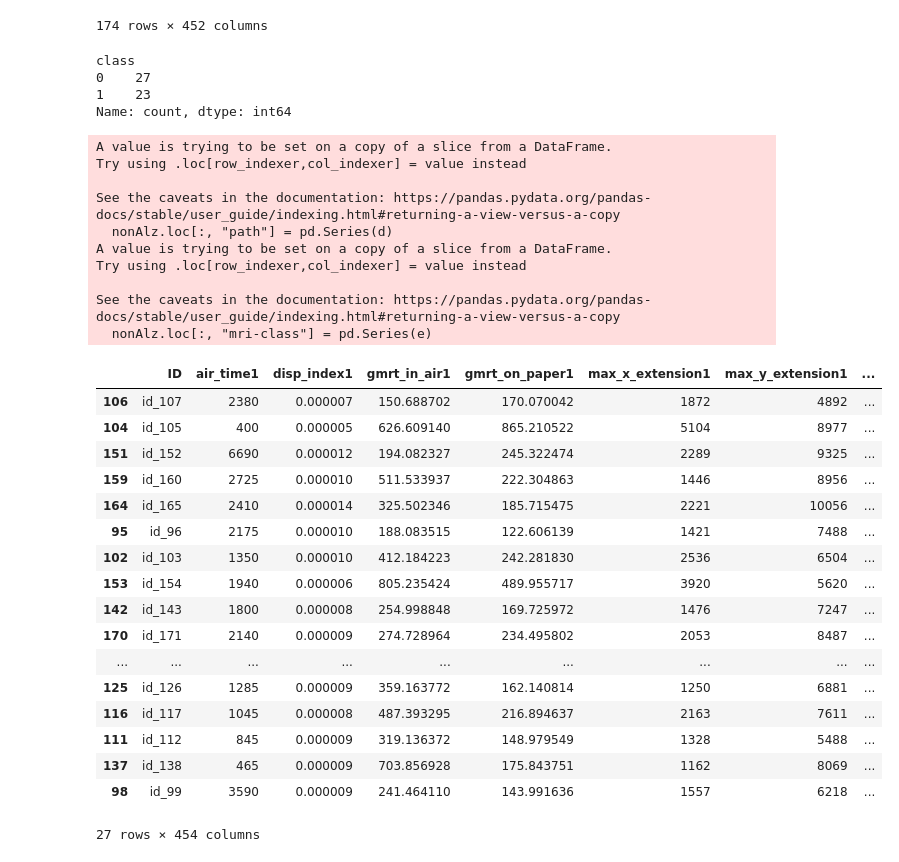
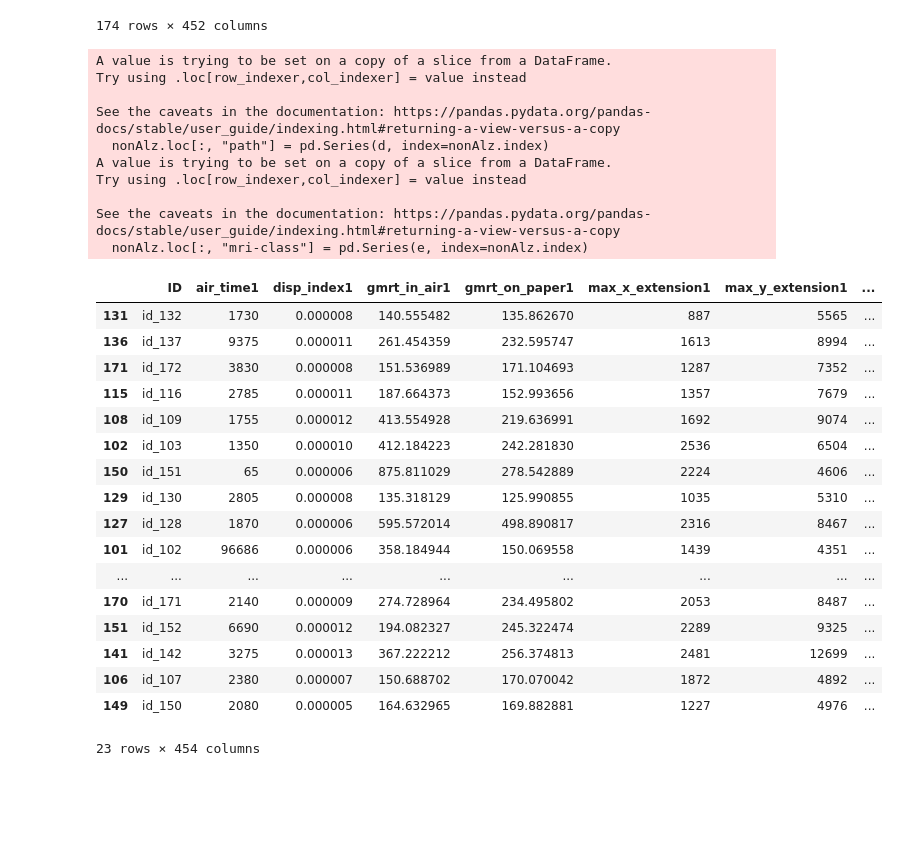
Before and after one commit to s-grade-achievers/We-R-demented, a Jupyter notebook: combined.ipynb, the cells around one changed output. Cells and saved outputs as stored; diff of their text form; code cells hidden in the pictures; blank space fills up the shorter version.

```diff
--- a/combined.ipynb
+++ b/combined.ipynb
@@ -81,56 +81,55 @@ df1
 | 173 | id_174 | 2875 | 0.000008 | 235.769350 | 178.208024 | 1838 | 6560 | ... |
 174 rows × 452 columns
 # %%
-import random
-
 x = df1.sample(50)
-x["class"].value_counts()
+a = x["class"].value_counts()
-# %% [output]
-class
-0    27
-1    23
-Name: count, dtype: int64
+# %%
+q = df.sample(100)
 # %%
 nonAlz = x[x["class"] == 0]
 d = []
 e = []
-for i in range(len(df)):
-    if df["Class"][i] == 1:
-        d.append(df["Path"][i])
-        e.append(df["Class"][i])
+count = 0
+for i in q.values:
+    if count == a[0]:
+        break
+    if i[0] == 1:
+        d.append(i[1])
+        e.append(i[0])
+        count += 1
 
-nonAlz.loc[:, "path"] = pd.Series(d)
-nonAlz.loc[:, "mri-class"] = pd.Series(e)
+nonAlz.loc[:, "path"] = pd.Series(d, index=nonAlz.index)
+nonAlz.loc[:, "mri-class"] = pd.Series(e, index=nonAlz.index)
 nonAlz
 # %% [output]
 A value is trying to be set on a copy of a slice from a DataFrame.
 Try using .loc[row_indexer,col_indexer] = value instead
 
 See the caveats in the documentation: https://pandas.pydata.org/pandas-docs/stable/user_guide/indexing.html#returning-a-view-versus-a-copy
-  nonAlz.loc[:, "path"] = pd.Series(d)
+  nonAlz.loc[:, "path"] = pd.Series(d, index=nonAlz.index)
 A value is trying to be set on a copy of a slice from a DataFrame.
 Try using .loc[row_indexer,col_indexer] = value instead
 
 See the caveats in the documentation: https://pandas.pydata.org/pandas-docs/stable/user_guide/indexing.html#returning-a-view-versus-a-copy
-  nonAlz.loc[:, "mri-class"] = pd.Series(e)
+  nonAlz.loc[:, "mri-class"] = pd.Series(e, index=nonAlz.index)
 |  | ID | air_time1 | disp_index1 | gmrt_in_air1 | gmrt_on_paper1 | max_x_extension1 | max_y_extension1 | ... |
+| 131 | id_132 | 1730 | 0.000008 | 140.555482 | 135.862670 | 887 | 5565 | ... |
+| 136 | id_137 | 9375 | 0.000011 | 261.454359 | 232.595747 | 1613 | 8994 | ... |
+| 171 | id_172 | 3830 | 0.000008 | 151.536989 | 171.104693 | 1287 | 7352 | ... |
+| 115 | id_116 | 2785 | 0.000011 | 187.664373 | 152.993656 | 1357 | 7679 | ... |
+| 108 | id_109 | 1755 | 0.000012 | 413.554928 | 219.636991 | 1692 | 9074 | ... |
+| 102 | id_103 | 1350 | 0.000010 | 412.184223 | 242.281830 | 2536 | 6504 | ... |
+| 150 | id_151 | 65 | 0.000006 | 875.811029 | 278.542889 | 2224 | 4606 | ... |
+| 129 | id_130 | 2805 | 0.000008 | 135.318129 | 125.990855 | 1035 | 5310 | ... |
+| 127 | id_128 | 1870 | 0.000006 | 595.572014 | 498.890817 | 2316 | 8467 | ... |
+| 101 | id_102 | 96686 | 0.000006 | 358.184944 | 150.069558 | 1439 | 4351 | ... |
+| ... | ... | ... | ... | ... | ... | ... | ... | ... |
+| 170 | id_171 | 2140 | 0.000009 | 274.728964 | 234.495802 | 2053 | 8487 | ... |
+| 151 | id_152 | 6690 | 0.000012 | 194.082327 | 245.322474 | 2289 | 9325 | ... |
+| 141 | id_142 | 3275 | 0.000013 | 367.222212 | 256.374813 | 2481 | 12699 | ... |
 | 106 | id_107 | 2380 | 0.000007 | 150.688702 | 170.070042 | 1872 | 4892 | ... |
-| 104 | id_105 | 400 | 0.000005 | 626.609140 | 865.210522 | 5104 | 8977 | ... |
-| 151 | id_152 | 6690 | 0.000012 | 194.082327 | 245.322474 | 2289 | 9325 | ... |
-| 159 | id_160 | 2725 | 0.000010 | 511.533937 | 222.304863 | 1446 | 8956 | ... |
-| 164 | id_165 | 2410 | 0.000014 | 325.502346 | 185.715475 | 2221 | 10056 | ... |
-| 95 | id_96 | 2175 | 0.000010 | 188.083515 | 122.606139 | 1421 | 7488 | ... |
-| 102 | id_103 | 1350 | 0.000010 | 412.184223 | 242.281830 | 2536 | 6504 | ... |
-| 153 | id_154 | 1940 | 0.000006 | 805.235424 | 489.955717 | 3920 | 5620 | ... |
-| 142 | id_143 | 1800 | 0.000008 | 254.998848 | 169.725972 | 1476 | 7247 | ... |
-| 170 | id_171 | 2140 | 0.000009 | 274.728964 | 234.495802 | 2053 | 8487 | ... |
-| ... | ... | ... | ... | ... | ... | ... | ... | ... |
-| 125 | id_126 | 1285 | 0.000009 | 359.163772 | 162.140814 | 1250 | 6881 | ... |
-| 116 | id_117 | 1045 | 0.000008 | 487.393295 | 216.894637 | 2163 | 7611 | ... |
-| 111 | id_112 | 845 | 0.000009 | 319.136372 | 148.979549 | 1328 | 5488 | ... |
-| 137 | id_138 | 465 | 0.000009 | 703.856928 | 175.843751 | 1162 | 8069 | ... |
-| 98 | id_99 | 3590 | 0.000009 | 241.464110 | 143.991636 | 1557 | 6218 | ... |
+| 149 | id_150 | 2080 | 0.000005 | 164.632965 | 169.882881 | 1227 | 4976 | ... |
-27 rows × 454 columns
+23 rows × 454 columns
 # %%
 Alz = x[x["class"] == 1]
 d = []
```
Also changed, not shown: parts of 6 cells of this notebook.
